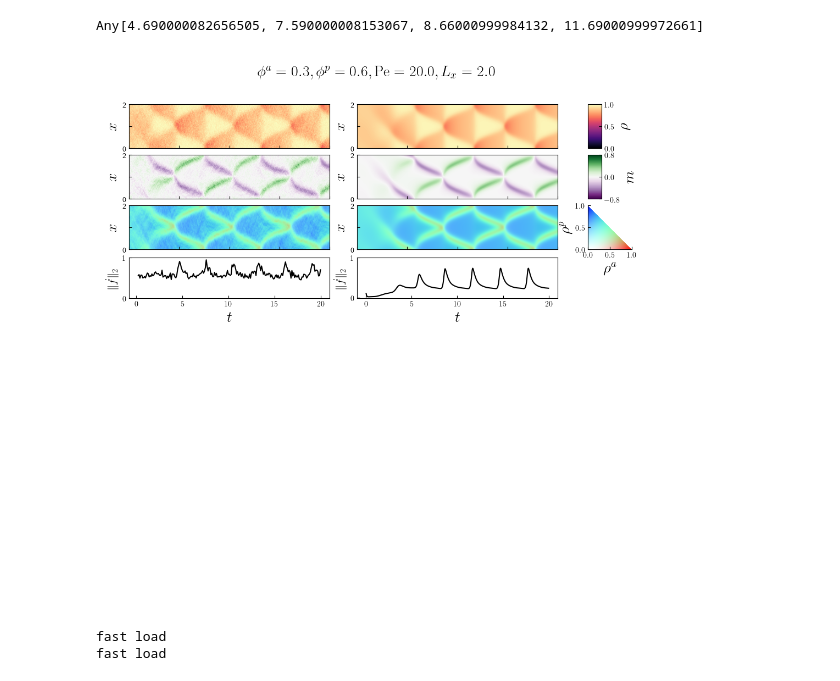
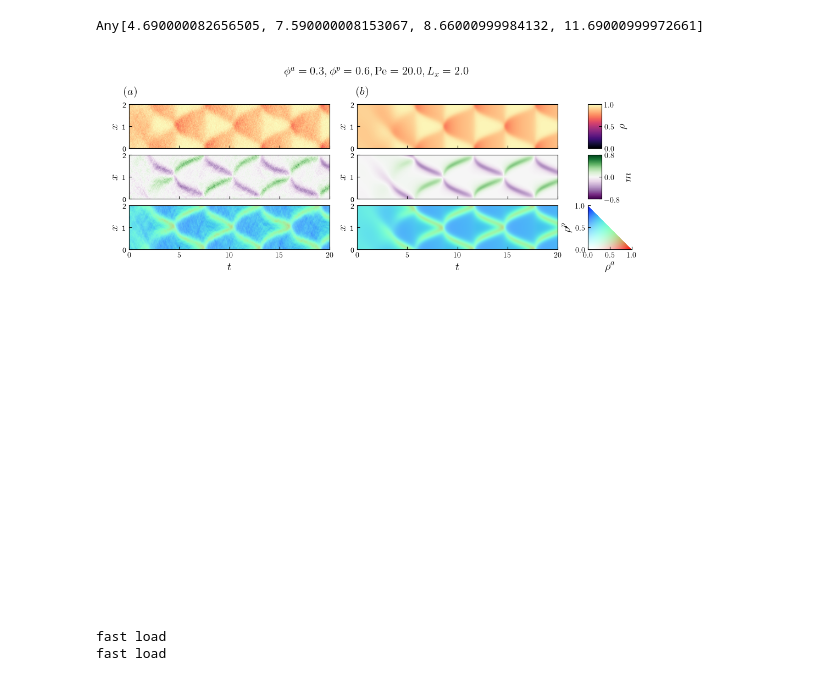
Before and after one commit to jimmmmason/Active_Lattice, a Jupyter notebook: pm_scripts/pm_figs/pm_sim_figs.ipynb, the cells around one changed output. Saved outputs shown, nothing was run; the diff lists cells and outputs as text; code cells hidden in the pictures.

```diff
--- a/pm_scripts/pm_figs/pm_sim_figs.ipynb
+++ b/pm_scripts/pm_figs/pm_sim_figs.ipynb
@@ -110,14 +110,14 @@ cbar_ax = fig.add_axes([0.65, 0.75, 0.02, 0.25])
                 ax.get_xaxis().set_ticks(0:1.0:Lx)
                 ax.axis([0,Lx, 0, Ly])
                 ax.set_aspect("equal")
-                ax.set_ylabel(L"y",fontsize = 20)
-                #ax.set_xlabel(L"x",fontsize = 20)
+                ax.set_ylabel(L"y",fontsize=font)
+                #ax.set_xlabel(L"x",fontsize=font)
                 ax.tick_params(labelbottom = true, labeltop = false, direction = "in")
         #
         #
         rho_cbar_ax = cbar_ax
         rho_cbar = fig.colorbar(im1, cax=rho_cbar_ax)
-        rho_cbar_ax.set_ylabel(L"\rho",fontsize=20)
+        rho_cbar_ax.set_ylabel(L"\rho",fontsize=font)
         rho_cbar.set_ticks( rhomin:0.5:rhomax)
         rho_cbar_ax.yaxis.set_ticks_position("right")
         rho_cbar_ax.tick_params(direction = "in")
@@ -131,8 +131,8 @@ cbar_ax = fig.add_axes([0.65, 0.4, 0.02, 0.25])
         ax.get_xaxis().set_ticks(0:1.0:Lx)
         ax.axis([0,Lx, 0, Ly])
         ax.set_aspect("equal")
-        ax.set_ylabel(L"y",fontsize = 20)
-        #ax.set_xlabel(L"x",fontsize = 20)
+        ax.set_ylabel(L"y",fontsize=font)
+        #ax.set_xlabel(L"x",fontsize=font)
         ax.tick_params(labelbottom = true, labeltop = false, direction = "in")
         #
         mag_cbar_ax = cbar_ax
@@ -140,7 +140,7 @@ cbar_ax = fig.add_axes([0.65, 0.4, 0.02, 0.25])
         mag_cbar.set_ticks((-mag_lim):0.8:mag_lim)
         mag_cbar_ax.tick_params(direction = "in")
         mag_cbar_ax.yaxis.set_ticks_position("right")
-        mag_cbar_ax.set_ylabel(L"m",fontsize=20,rotation = 90)
+        mag_cbar_ax.set_ylabel(L"m",fontsize=font,rotation = 90)
 # add imag
 ax      = fig.add_axes([0.05, 0.05, 0.5, 0.25])
 cbar_ax = fig.add_axes([0.65, 0.05, 0.125, 0.25])
@@ -149,8 +149,8 @@ ax.imshow(permutedims(imag, (2,1,3)); extent = [0,Lx,0,Ly], interpolation = "bil
         ax.get_xaxis().set_ticks(0:1.0:Lx)
         ax.axis([0,Lx, 0, Ly])
         ax.set_aspect("equal")
-        ax.set_ylabel(L"y",fontsize = 20)
-        ax.set_xlabel(L"x",fontsize = 20)
+        ax.set_ylabel(L"y",fontsize=font)
+        ax.set_xlabel(L"x",fontsize=font)
         ax.tick_params(labelbottom = true, labeltop = false, direction = "in")
         #
         Δ = 0.001
@@ -163,8 +163,8 @@ ax.imshow(permutedims(imag, (2,1,3)); extent = [0,Lx,0,Ly], interpolation = "bil
                 ax.spines["right"].set_visible(false)
                 ax.get_xaxis().set_ticks(0:0.5:1)
                 ax.get_yaxis().set_ticks(0:0.5:1)
-                ax.set_xlabel(L"\rho^a", fontsize = 20)
-                ax.set_ylabel(L"\rho^p",fontsize = 20, rotation = 90)
+                ax.set_xlabel(L"\rho^a", fontsize=font)
+                ax.set_ylabel(L"\rho^p",fontsize=font, rotation = 90)
                 ax.tick_params(direction = "in")
 #
 display(fig)
@@ -354,13 +354,14 @@ sf = 1.0
         ax.imshow(rgb_image; extent = [t_start,t_end,0,Lx], interpolation = "bilinear")
         #ax.get_xaxis().set_ticks(0:round(0.1*round(t_end); digits = 1):round(ts[end]))
         ax.get_yaxis().set_ticks(0:1.0:Lx)
-        ax.set_yticklabels(["0","","2"])
+        ax.set_yticklabels(["0","1","2"])
         ax.get_xaxis().set_ticks([])
         ax.axis([0,t_max, 0, 2])
         ax.set_aspect((t_max/2)*(height_1/width_1)*sf)
-        ax.set_ylabel(L"x",fontsize = 20, rotation = 90)
+        ax.set_ylabel(L"x",fontsize=font, rotation = 90)
+        ax.set_xlabel(L"t",fontsize=font)
         ax.get_xaxis().set_ticks(0:round(0.25*round(t_max); digits = 0):round(t_max;digits = 0 ))
-        ax.tick_params(labelbottom = false, direction = "in")
+        ax.tick_params(labelbottom = true, direction = "in")
     end
 # add mats
     for (i,(ts,ft)) in enumerate(zip(times, fts))
@@ -378,10 +379,10 @@ sf = 1.0
         ax.xaxis.set_ticks([])
         ax.xaxis.tick_bottom()
         ax.get_yaxis().set_ticks(0:1.0:Lx)
-        ax.set_yticklabels(["0","","2"])
+        ax.set_yticklabels(["0","1","2"])
         ax.axis([0,t_max, 0, 2])
         ax.set_aspect((t_max/2)*(height_1/width_1)*sf)
-        ax.set_ylabel(L"x",fontsize = 20, rotation = 90)
+        ax.set_ylabel(L"x",fontsize=font, rotation = 90)
         ax.get_xaxis().set_ticks(0:round(0.25*round(t_max); digits = 0):round(t_max;digits = 0 ))
         ax.tick_params(labelbottom = false, direction = "in")
 
@@ -396,36 +397,36 @@ sf = 1.0
         # ax.get_xaxis().set_ticks(0:round(0.1*round(t_end); digits = 1):round(ts[end]))
         ax.get_xaxis().set_ticks([])
         ax.get_yaxis().set_ticks(0:1.0:Lx)
-        ax.set_yticklabels(["0","","2"])
+        ax.set_yticklabels(["0","1","2"])
         ax.xaxis.tick_bottom()
         ax.axis([0,t_max, 0, 2])
         ax.set_aspect((t_max/2)*(height_1/width_1)*sf)
-        ax.set_ylabel(L"x",fontsize = 20, rotation = 90)
+        ax.set_ylabel(L"x",fontsize=font, rotation = 90)
         ax.get_xaxis().set_ticks(0:round(0.25*round(t_max); digits = 0):round(t_max;digits = 0 ))
         ax.tick_params(labelbottom = false, direction = "in")
     end
 # add tdiff
-    for (i,(ts, df)) in enumerate(zip(dts, dfs))
-        ax = fig.add_axes([side_gap_1+(i-1)*(side_gap_1+width_1),bottom_gap_1-height_1-gap, width_1, height_1])
-        t_end = ts[end]
-        t_start = ts[1]
-        ax.plot(ts[2:end], df[2:end]; color = "black")
-        # if i ==1
-        #     smooth_df = KernelDensitySJ.smooth(ts[2:end],df[2:end],0.2, ts[2:end])
-        #     ax.plot(ts[2:end], smooth_df; color = "black")
-        # else
-        #     ax.plot(ts[2:end], df[2:end]; color = "black")
-        # end
-        #ax.get_xaxis().set_ticks(0:round(0.1*round(t_end); digits = 1):round(ts[end]))
+    # for (i,(ts, df)) in enumerate(zip(dts, dfs))
+    #     ax = fig.add_axes([side_gap_1+(i-1)*(side_gap_1+width_1),bottom_gap_1-height_1-gap, width_1, height_1])
+    #     t_end = ts[end]
+    #     t_start = ts[1]
+    #     ax.plot(ts[2:end], df[2:end]; color = "black")
+    #     # if i ==1
+    #     #     smooth_df = KernelDensitySJ.smooth(ts[2:end],df[2:end],0.2, ts[2:end])
+    #     #     ax.plot(ts[2:end], smooth_df; color = "black")
+    #     # else
+    #     #     ax.plot(ts[2:end], df[2:end]; color = "black")
+    #     # end
+    #     #ax.get_xaxis().set_ticks(0:round(0.1*round(t_end); digits = 1):round(ts[end]))
 
-        #ax.get_xaxis().set_ticks([])
-        ax.get_xaxis().set_ticks(0:round(0.25*round(t_max); digits = 0):round(t_max;digits = 0 ))
-        ax.get_yaxis().set_ticks(0:1.0:1.0)
-        ax.set_aspect((t_max/1)*(height_1/width_1)*sf)
-        ax.set_ylabel(L"\Vert \dot f \Vert_2",fontsize = 15, rotation = 90)
-        ax.set_xlabel(L"t", fontsize = 20)
-        ax.tick_params(labelbottom = true, direction = "in")
-    end
+    #     #ax.get_xaxis().set_ticks([])
+    #     ax.get_xaxis().set_ticks(0:round(0.25*round(t_max); digits = 0):round(t_max;digits = 0 ))
+    #     ax.get_yaxis().set_ticks(0:1.0:1.0)
+    #     ax.set_aspect((t_max/1)*(height_1/width_1)*sf)
+    #     ax.set_ylabel(L"\Vert \dot f \Vert_2",fontsize = 15, rotation = 90)
+    #     ax.set_xlabel(L"t", fontsize=font)
+    #     ax.tick_params(labelbottom = true, direction = "in")
+    # end
 # add colour bars
     # ap cbar
     # cbar_ax = fig.add_axes([cbar_x, bottom_gap_1, cbar_width, cbar_width])
@@ -441,44 +442,47 @@ sf = 1.0
     ax.spines["right"].set_visible(false)
     ax.get_xaxis().set_ticks(0:0.5:1)
     ax.get_yaxis().set_ticks(0:0.5:1)
-    ax.set_xlabel(L"\rho^a", fontsize = 20)
-    ax.set_ylabel(L"\rho^p",fontsize = 20, rotation = 90)
+    ax.set_xlabel(L"\rho^a", fontsize=font)
+    ax.set_ylabel(L"\rho^p",fontsize=font, rotation = 90)
     ax.tick_params(direction = "in")
     # rho cbar
     # rho_cbar_ax = fig.add_axes([0.9, cbar_y_bot, 0.025, (cbar_y_top-cbar_y_bot)])
     rho_cbar_ax = fig.add_axes([cbar_x, cbar_y_bot+gap+height_1, 0.025, height_1])
     rho_cbar = fig.colorbar(im1, cax=rho_cbar_ax)
     # rho_cbar_ax.set_title(L"\rho",fontsize=25)
-    rho_cbar_ax.set_ylabel(L"\rho",fontsize=20,rotation = 90)
+    rho_cbar_ax.set_ylabel(L"\rho",fontsize=font,rotation = 90)
     rho_cbar.set_ticks( rhomin:0.5:rhomax)
     rho_cbar_ax.yaxis.set_ticks_position("right")
     rho_cbar_ax.tick_params(direction = "in")
     # mag cbar
     # mag_cbar_ax = fig.add_axes([0.935, cbar_y_bot, 0.025, (cbar_y_top-cbar_y_bot)])
     mag_cbar_ax = fig.add_axes([cbar_x, cbar_y_bot, 0.025, height_1])
     # mag_cbar_ax.set_title(L"{m}",fontsize=25) #mathbf{}
     mag_cbar = fig.colorbar(im2, cax=mag_cbar_ax)
     mag_cbar.set_ticks((-mag_lim):0.8:mag_lim)
     mag_cbar_ax.tick_params(direction = "in")
     mag_cbar_ax.yaxis.set_ticks_position("right")
-    mag_cbar_ax.set_ylabel(L"m",fontsize=20,rotation = 90)
+    mag_cbar_ax.set_ylabel(L"m",fontsize=font,rotation = 90)
 #
 #title
     @unpack v0, ϕa, ϕp, Lx = param
     latex_title = latexstring("\$ \\phi^a = $(ϕa), \\phi^p = $(ϕp), \\mathrm{Pe} = $(v0), L_x = $(Lx)\$")
-    fig.suptitle(latex_title,fontsize=20)
+    fig.suptitle(latex_title,fontsize=font)
 # time stamp
     # latex_annotation = latexstring("\$ t = $(round( times[1][end];digits = 1))\$")
-    # ax.annotate(latex_annotation, (t_stamp_x, bottom_gap_2+t_stamp_y), xycoords = "figure fraction", rotation = 90, fontsize = 20 )
-display(fig)
+    # ax.annotate(latex_annotation, (t_stamp_x, bottom_gap_2+t_stamp_y), xycoords = "figure fraction", rotation = 90, fontsize=font )
+#
+    ax.annotate(L"(a)", (side_gap_1, bottom_gap_1+3*height_1+2*gap+0.01), xycoords = "figure fraction", rotation = 0, fontsize = font )
+    ax.annotate(L"(b)", (2*side_gap_1+width_1, bottom_gap_1+3*height_1+2*gap+0.01), xycoords = "figure fraction", rotation = 0, fontsize = font )
+    display(fig)
 fig_name = "sim_plot"
     @unpack ϕa, ϕp, v0 = param
     pathname = "/store/DAMTP/jm2386/Active_Lattice/plots/pm_figs/$(fig_name)";
     mkpath(pathname)
     filename = "/store/DAMTP/jm2386/Active_Lattice/plots/pm_figs/$(fig_name)/ϕa=$(ϕa)_ϕp=$(ϕp)_v0=$(v0).pdf";
     PyPlot.savefig(filename,dpi = 100, format = "pdf") #bbox_extra_artists=( ldg,)
 # %% [output]
-[figure, old version]
+[figure, new version]
 # %%
 #create images
 param = params[1]
```
Also changed, not shown: parts of 3 cells of this notebook, 17 other files.
